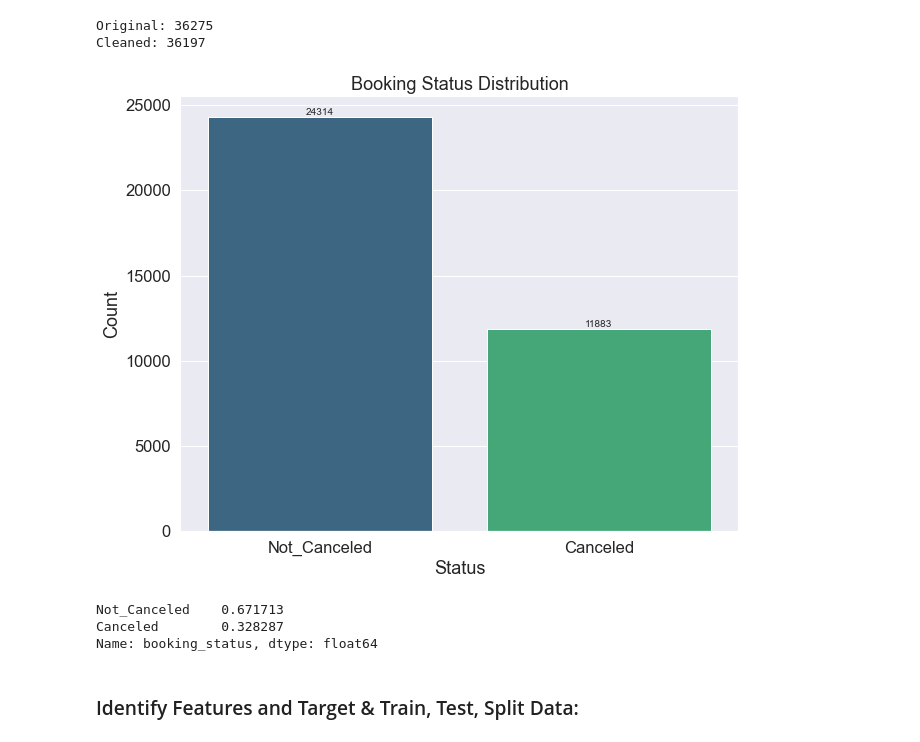
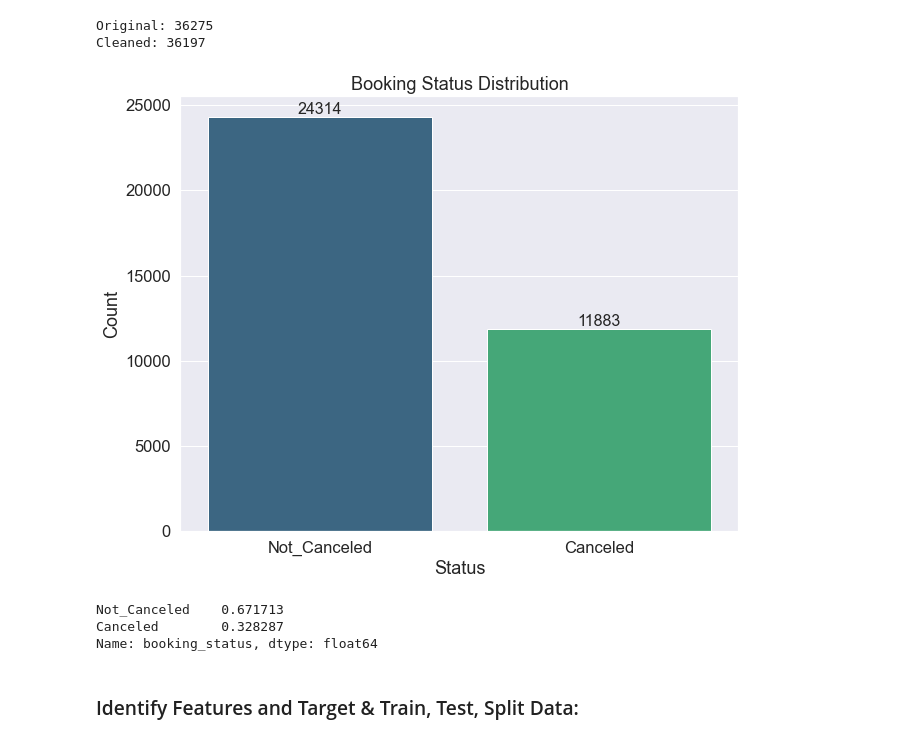
Before and after one commit to morgannash1/hotel_reservations, a Jupyter notebook: notebook.ipynb, the cells around one changed output. Saved outputs shown, nothing was run; the diff lists cells and outputs as text; code cells hidden in the pictures.

Commit message:
notebook/plot font size

```diff
--- a/notebook.ipynb
+++ b/notebook.ipynb
@@ -433,17 +433,17 @@ Cleaned: 36197
 # %%
 #seaborn barplot to show booking_status distribution (class imbalance!)
 plt.figure(figsize=(10, 8))
 ax = sns.countplot(x='booking_status', data=data_cleaned, palette='viridis', order=data_cleaned['booking_status'].value_counts().index)
-ax.bar_label(ax.containers[0])
+ax.bar_label(ax.containers[0], fontsize=16)
 plt.title('Booking Status Distribution')
 plt.xlabel('Status')
 plt.ylabel('Count')
-plt.savefig('cancellation_distribution.jpg')
+plt.savefig('images/cancellation_distribution.jpg')
 plt.show();
 
 print(data_cleaned['booking_status'].value_counts(normalize=True))
 # %% [output]
-[figure, old version]
+[figure, new version]
 Not_Canceled    0.671713
 Canceled        0.328287
 Name: booking_status, dtype: float64
```
